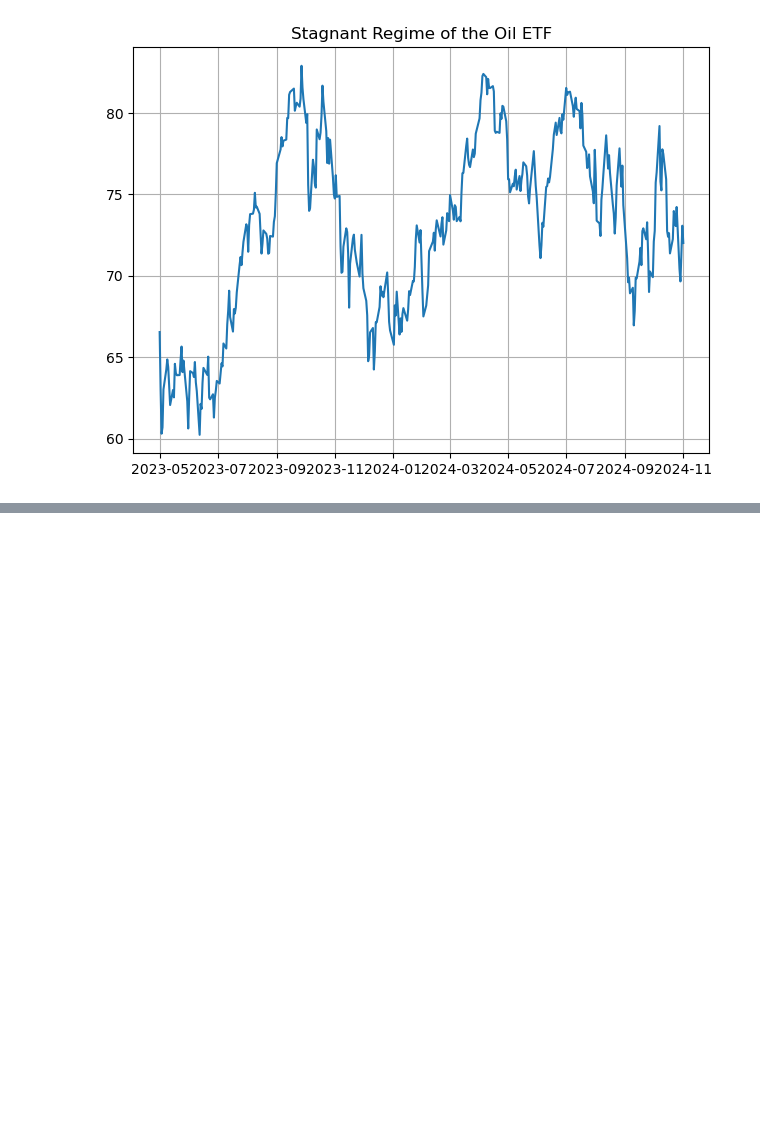
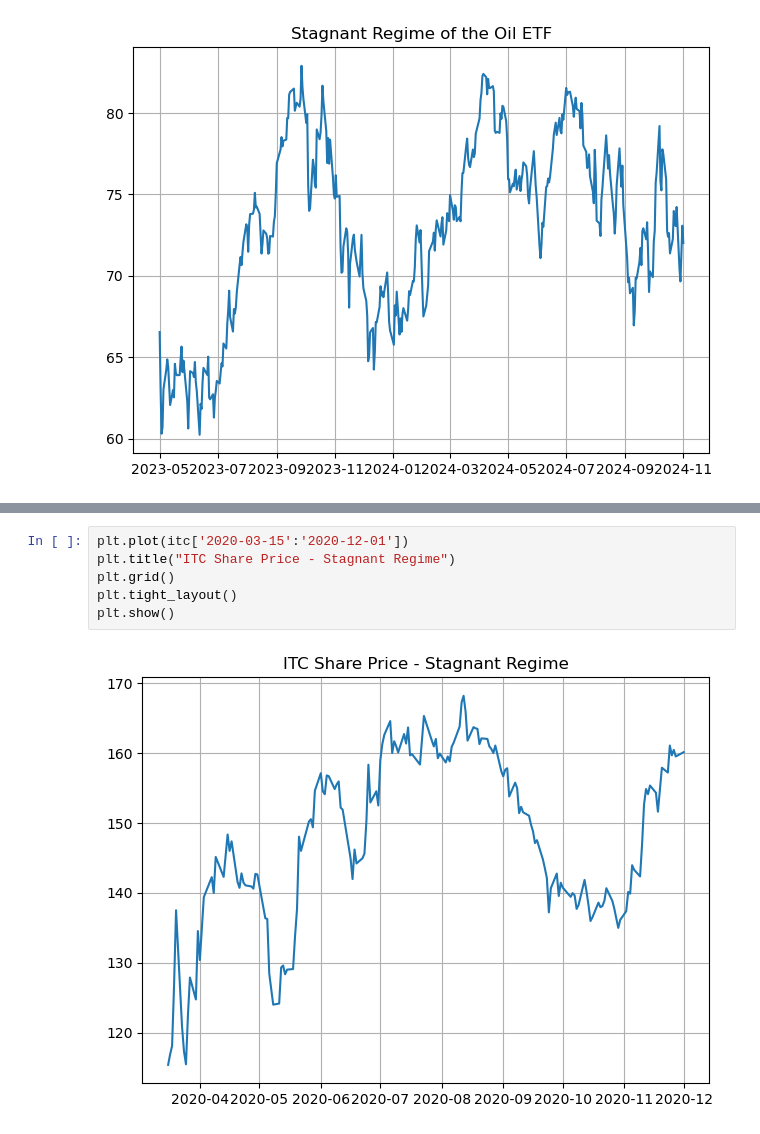
Before and after one commit to 3v-mb/Probabilistic-Graph-Modeling-of-Oil-Prices, a Jupyter notebook: Bayesian Modeling of Oil Prices.ipynb, the cells around one changed output, grey strips where cells are left out. Cells and saved outputs as stored; diff of their text form; blank space fills up the shorter version.

```diff
--- a/Bayesian Modeling of Oil Prices.ipynb
+++ b/Bayesian Modeling of Oil Prices.ipynb
@@ -55,0 +89,8 @@ plt.tight_layout()
+# %%
+plt.plot(itc['2020-03-15':'2020-12-01'])
+plt.title("ITC Share Price - Stagnant Regime")
+plt.grid()
+plt.tight_layout()
+plt.show()
+# %% [output]
+[figure, added]
```
Also changed, not shown: parts of 12 cells of this notebook.
